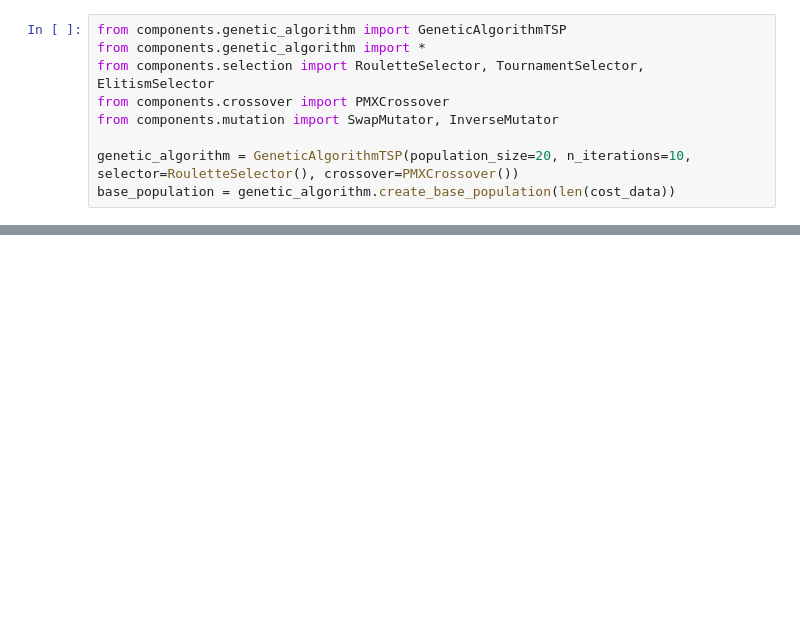
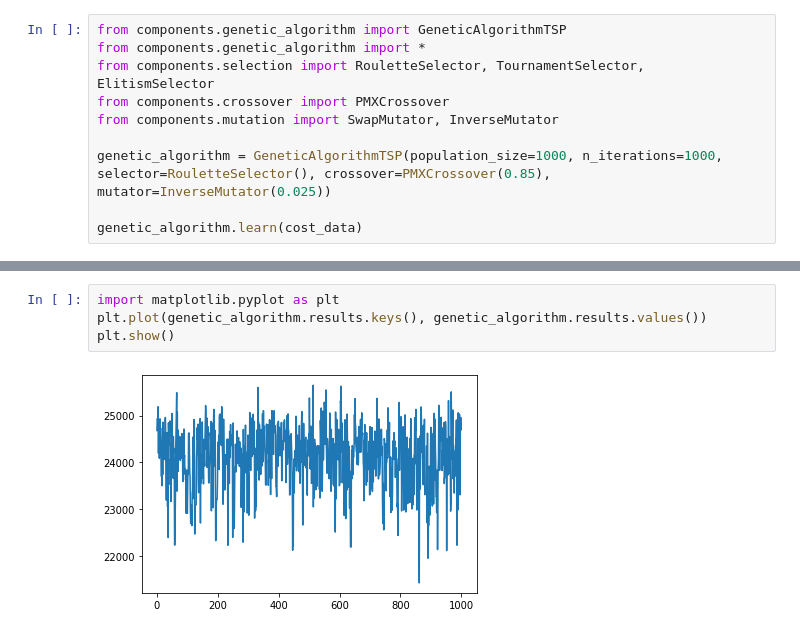
Before and after one commit to SzymonStolarski/tsp-genetic-algorithm, a Jupyter notebook: sandbox.ipynb, the cells around one changed output, grey strips where cells are left out. Drawn from its saved outputs; the diff is of its cells as text; blank space fills up the shorter version.

```diff
--- a/sandbox.ipynb
+++ b/sandbox.ipynb
@@ -8,5 +11,7 @@ from components.selection import RouletteSelector, TournamentSelector, ElitismSe
 from components.crossover import PMXCrossover
 from components.mutation import SwapMutator, InverseMutator
 
-genetic_algorithm = GeneticAlgorithmTSP(population_size=20, n_iterations=10, selector=RouletteSelector(), crossover=PMXCrossover())
-base_population = genetic_algorithm.create_base_population(len(cost_data))
+genetic_algorithm = GeneticAlgorithmTSP(population_size=1000, n_iterations=1000,
+selector=RouletteSelector(), crossover=PMXCrossover(0.85), mutator=InverseMutator(0.025))
+
+genetic_algorithm.learn(cost_data)
@@ -92,0 +43,6 @@ im.mutate(base_population)
+# %%
+import matplotlib.pyplot as plt
+plt.plot(genetic_algorithm.results.keys(), genetic_algorithm.results.values())
+plt.show()
+# %% [output]
+[figure, added]
```
Also changed, not shown: parts of 13 cells of this notebook, 2 other files.
